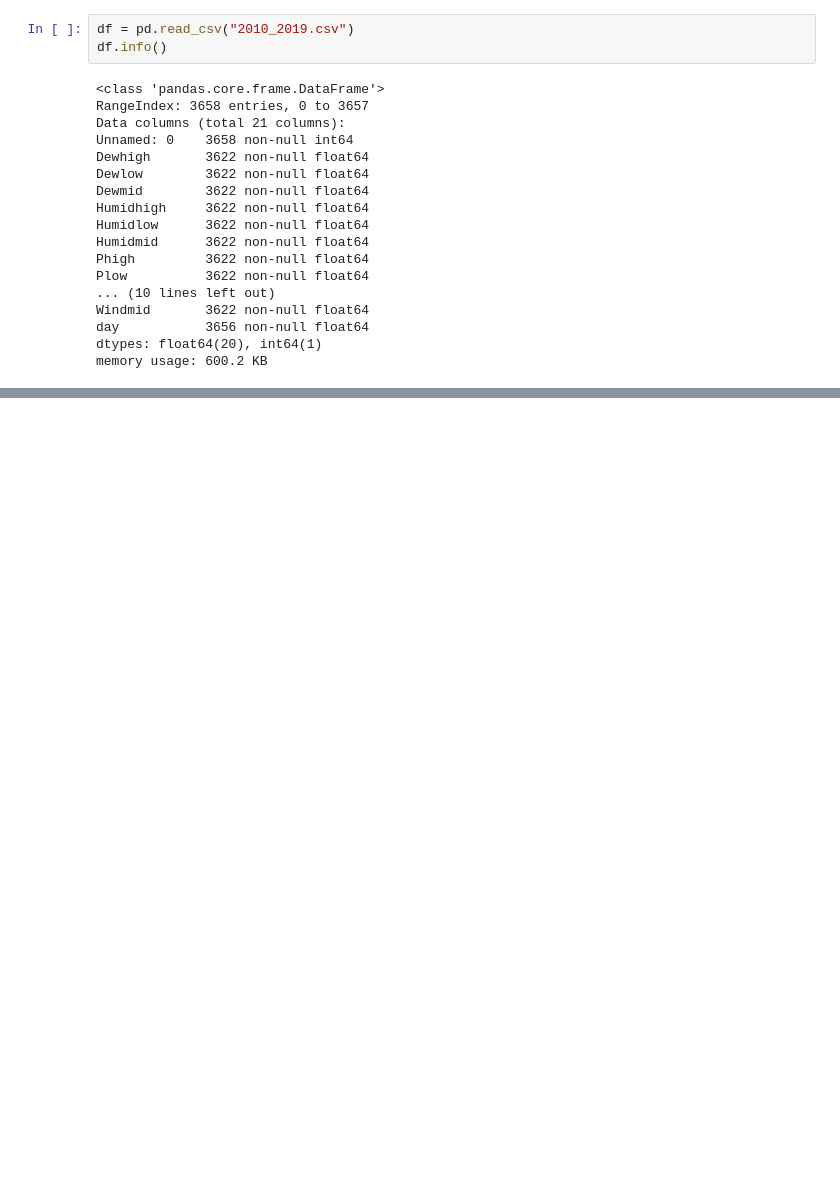
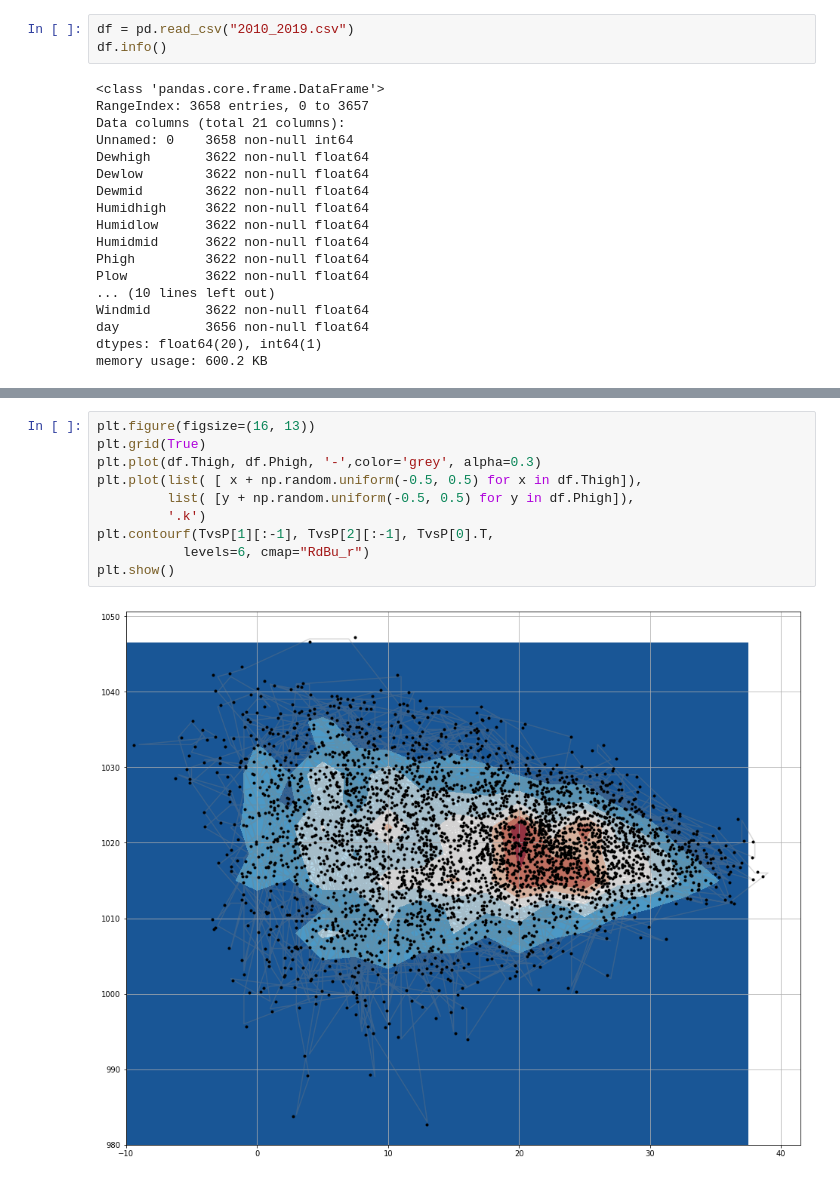
Before and after one commit to ghb5d73f4/weatherstudy, a Jupyter notebook: weathermap.ipynb, the cells around one changed output, grey strips where cells are left out. Saved outputs shown, nothing was run; the diff lists cells and outputs as text; blank space fills up the shorter version.

```diff
--- a/weathermap.ipynb
+++ b/weathermap.ipynb
@@ -34,0 +52,12 @@ df[['Thigh', 'Tmid', 'Tlow']].plot()
+# %%
+plt.figure(figsize=(16, 13))
+plt.grid(True)
+plt.plot(df.Thigh, df.Phigh, '-',color='grey', alpha=0.3)
+plt.plot(list( [ x + np.random.uniform(-0.5, 0.5) for x in df.Thigh]),
+         list( [y + np.random.uniform(-0.5, 0.5) for y in df.Phigh]),
+         '.k')
+plt.contourf(TvsP[1][:-1], TvsP[2][:-1], TvsP[0].T,
+           levels=6, cmap="RdBu_r")
+plt.show()
+# %% [output]
+[figure, added]
```
Also changed, not shown: parts of 5 cells of this notebook, 1 other file.
